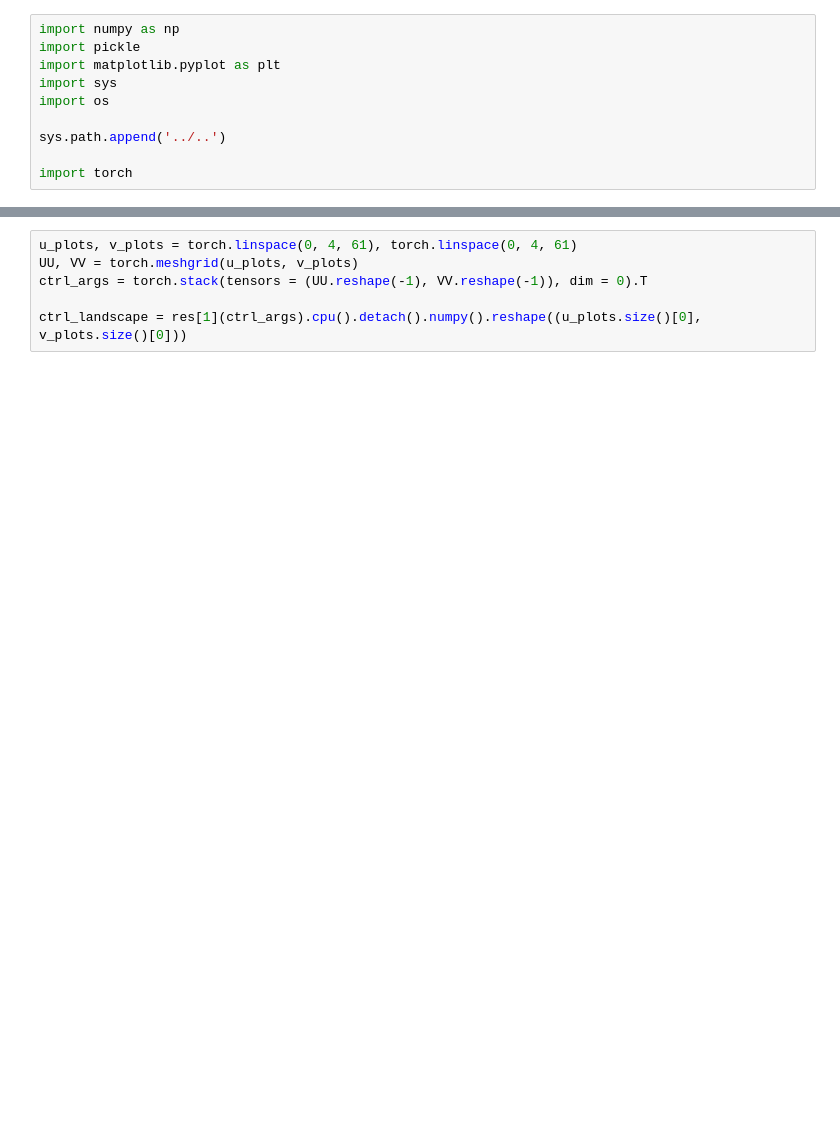
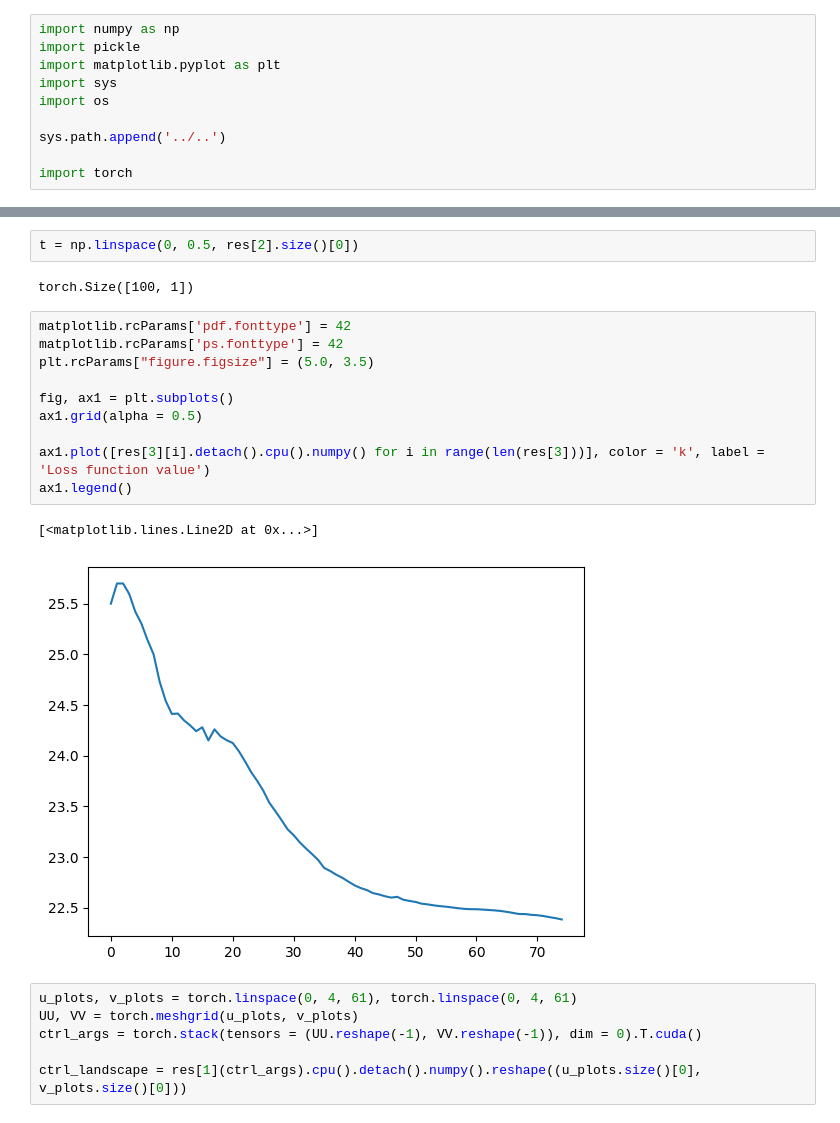
Before and after one commit to ITMO-NSS-team/EPDE, a Jupyter notebook: projects/control/visulization.ipynb, the cells around one changed output, grey strips where cells are left out. Drawn from its saved outputs; the diff is of its cells as text; blank space fills up the shorter version.

```diff
--- a/projects/control/visulization.ipynb
+++ b/projects/control/visulization.ipynb
@@ -14,7 +34,24 @@ with open(r"/home/mikemaslyaev/Documents/EPDE/projects/control/control_opt_res.p
+# %%
+t = np.linspace(0, 0.5, res[2].size()[0])
+# %% [output]
+torch.Size([100, 1])
+# %%
+matplotlib.rcParams['pdf.fonttype'] = 42
+matplotlib.rcParams['ps.fonttype'] = 42
+plt.rcParams["figure.figsize"] = (5.0, 3.5)
+
+fig, ax1 = plt.subplots()
+ax1.grid(alpha = 0.5)
+
+ax1.plot([res[3][i].detach().cpu().numpy() for i in range(len(res[3]))], color = 'k', label = 'Loss function value')
+ax1.legend()
+# %% [output]
+[<matplotlib.lines.Line2D at 0x...>]
+[figure, added]
 # %%
 u_plots, v_plots = torch.linspace(0, 4, 61), torch.linspace(0, 4, 61)
 UU, VV = torch.meshgrid(u_plots, v_plots)
-ctrl_args = torch.stack(tensors = (UU.reshape(-1), VV.reshape(-1)), dim = 0).T
+ctrl_args = torch.stack(tensors = (UU.reshape(-1), VV.reshape(-1)), dim = 0).T.cuda()
 
 ctrl_landscape = res[1](ctrl_args).cpu().detach().numpy().reshape((u_plots.size()[0], v_plots.size()[0]))
 # %%
```
Also changed, not shown: parts of 8 cells of this notebook, 9 other files.
